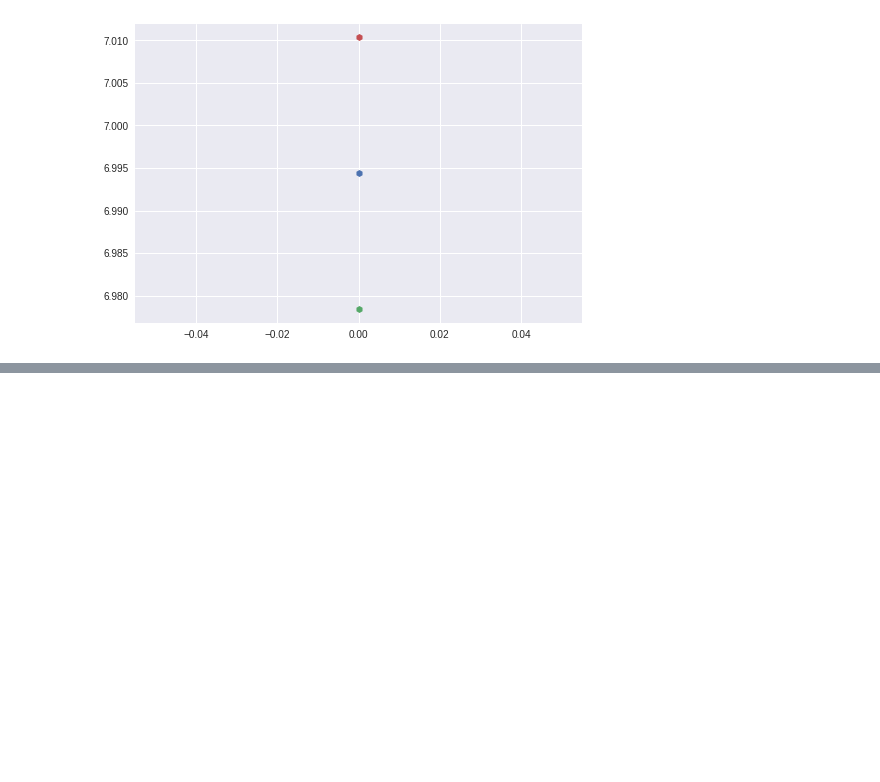
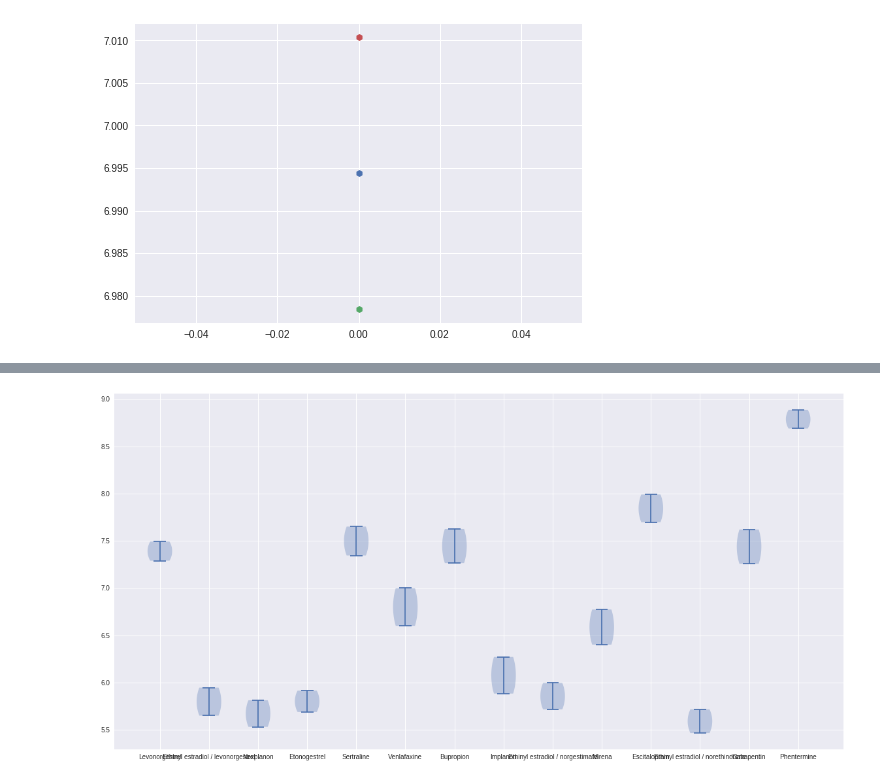
Before and after one commit to bloominstituteoftechnology/DS-Unit-1-Sprint-3-Statistical-Tests-and-Experiments, a Jupyter notebook: module2-sampling-confidence-intervals-and-hypothesis-testing/LS_DS_142_Sampling_Confidence_Intervals_and_Hypothesis_Testing.ipynb, the cells around one changed output, grey strips where cells are left out. Saved outputs shown, nothing was run; the diff lists cells and outputs as text; code cells hidden in the pictures; blank space fills up the shorter version.

```diff
--- a/module2-sampling-confidence-intervals-and-hypothesis-testing/LS_DS_142_Sampling_Confidence_Intervals_and_Hypothesis_Testing.ipynb
+++ b/module2-sampling-confidence-intervals-and-hypothesis-testing/LS_DS_142_Sampling_Confidence_Intervals_and_Hypothesis_Testing.ipynb
@@ -366,0 +325,12 @@ ratings_ci
+# %%
+#visualize data in a violin plot
+def violin_plot(dictionary):
+  labels, data = [*zip(*dictionary.items())]  # 'transpose' dict items to parallel key, value lists
+  plt.figure(figsize=(20,10))
+  plt.violinplot(data)
+  plt.xticks(range(1, len(labels) + 1), labels)
+  plt.show()
+# %%
+violin_plot(drug_rating_data)
+# %% [output]
+[figure, added]
```
Also changed, not shown: parts of 27 cells of this notebook.
